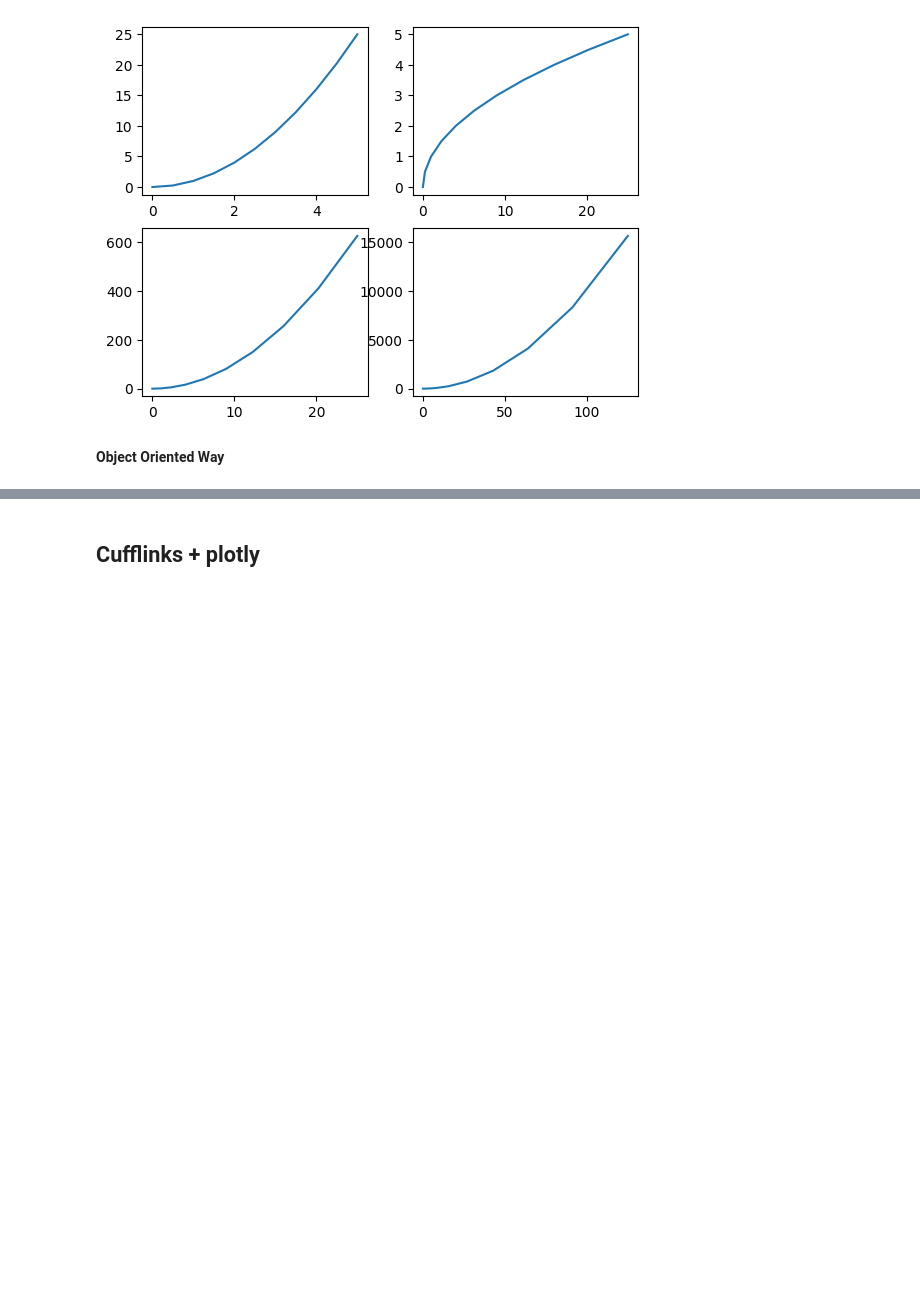
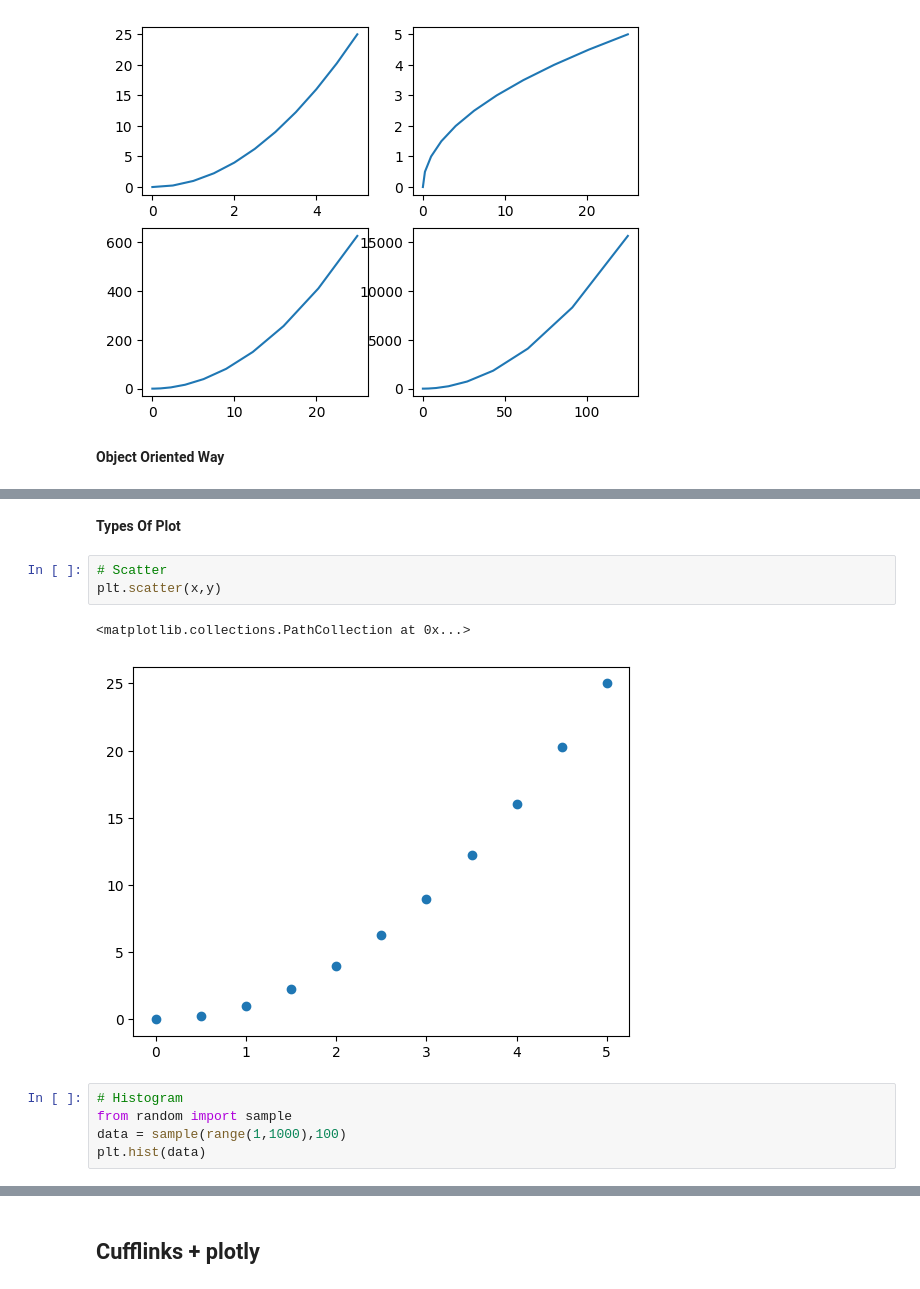
Before and after one commit to YashChoudhary13/Machine_Learning, a Jupyter notebook: Python Libraries/Data Visualization.ipynb, the cells around one changed output, grey strips where cells are left out. Drawn from its saved outputs; the diff is of its cells as text; blank space fills up the shorter version.

```diff
--- a/Python Libraries/Data Visualization.ipynb
+++ b/Python Libraries/Data Visualization.ipynb
@@ -56,0 +62,13 @@ axis1 = fig.add_axes([0.1,0.1,0.8,0.8]) #add_axes(, width %, height %)
+# %% [markdown]
+**Types Of Plot**
+# %%
+# Scatter
+plt.scatter(x,y)
+# %% [output]
+<matplotlib.collections.PathCollection at 0x...>
+[figure, added]
+# %%
+# Histogram
+from random import sample
+data = sample(range(1,1000),100)
+plt.hist(data)
```
Also changed, not shown: parts of 31 cells of this notebook, 1 other file.
